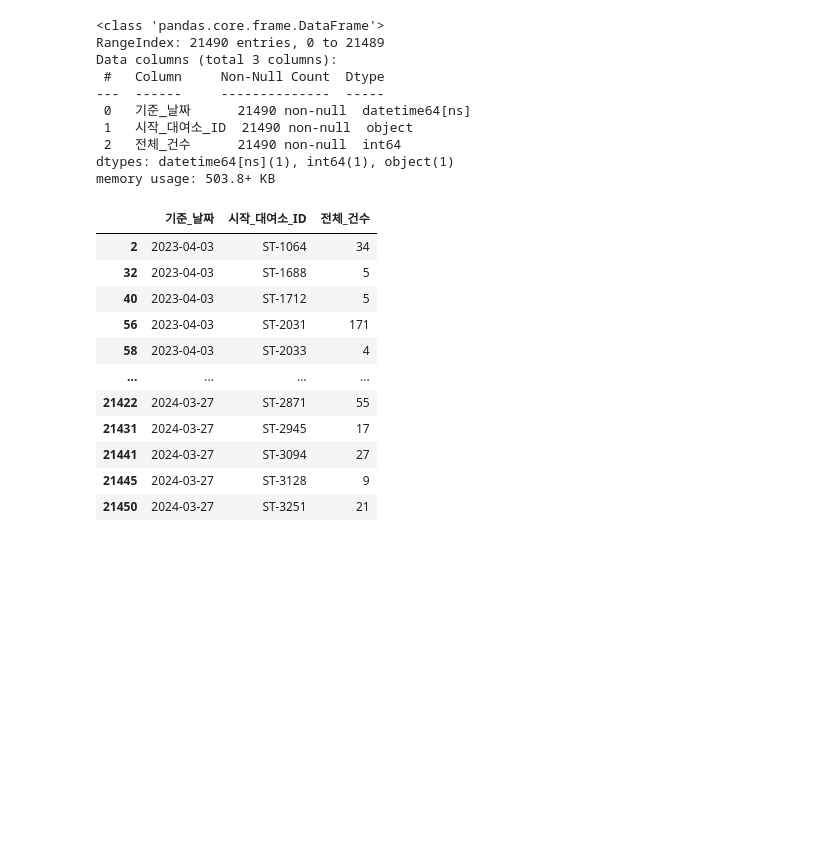
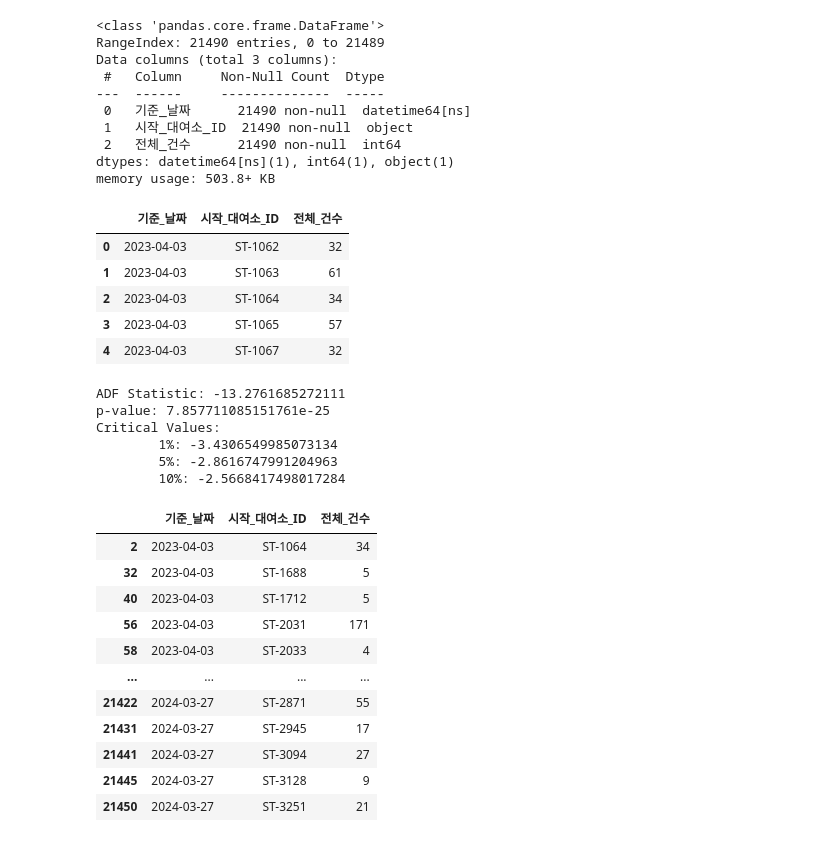
Before and after one commit to minseokpark6/SemiProject_Group3, a Jupyter notebook: Code/kimseongwon/24.05.07temp2.ipynb, the cells around one changed output. Drawn from its saved outputs; the diff is of its cells as text; code cells hidden in the pictures; blank space fills up the shorter version.

```diff
--- a/Code/kimseongwon/24.05.07temp2.ipynb
+++ b/Code/kimseongwon/24.05.07temp2.ipynb
@@ -228,6 +228,52 @@ Data columns (total 3 columns):
  2   전체_건수      21490 non-null  int64
 dtypes: datetime64[ns](1), int64(1), object(1)
 memory usage: 503.8+ KB
+# %%
+temp_df[:5]
+# %% [output]
+|  | 기준_날짜 | 시작_대여소_ID | 전체_건수 |
+| 0 | 2023-04-03 | ST-1062 | 32 |
+| 1 | 2023-04-03 | ST-1063 | 61 |
+| 2 | 2023-04-03 | ST-1064 | 34 |
+| 3 | 2023-04-03 | ST-1065 | 57 |
+| 4 | 2023-04-03 | ST-1067 | 32 |
+# %%
+import pandas as pd
+from statsmodels.tsa.stattools import adfuller
+# ADF 테스트는 시계열 데이터에서 비정상성을 나타내는 단위근의 존재 여부를 테스트하는 데 일반적으로 사용
+
+def adf_test(data):
+    result = adfuller(data) # adfuller 함수를 호출 >> ADF 테스트 진행
+    print('ADF Statistic:', result[0])
+    print('p-value:', result[1])
+    print('Critical Values:')
+    for key, value in result[4].items():
+        print(f'\t{key}: {value}')
+
+adf_test(temp_df['전체_건수'])
+
+# 결과 해석
+# ADF의 귀무가설 '해당 시계열 데이터에 단위근이 존재한다 = 정상성이 없다'
+# p-value: 7.857711085151761e-25 < 0.05이므로 귀무가설 기각
+# 대립가설 '해당 데이터는 정상성을 가진 시계열 데이터이다' 채택
+
+# ADF 통계: 테스트 통계 값은 -13.2761685272111입니다. 이 값은 시계열 데이터의 정상성을 평가하는 데 사용됩니다.
+# 음수일수록 귀무가설(즉, 단위근의 존재)에 반하는 증거가 강해 정상성의 가능성이 더 높다는 것을 나타냅니다.
+
+# p-값: 검정 통계량과 관련된 p-값은 대략 7.857711085151761e-25(또는 사실상 0)입니다.
+# 이 p-값은 매우 작으며 일반적인 유의 수준인 0.05보다 훨씬 작습니다.
+# 따라서 시계열에 단위근이 있다는 귀무가설을 자신있게 기각하고 데이터가 고정되어 있다는 결론을 내릴 수 있습니다.
+
+# 임계 값: 1%, 5%, 10% 유의 수준의 임계 값입니다.
+# 귀무 가설을 기각할지 여부를 결정하려면 ADF 통계를 이러한 임계 값과 비교해야 합니다.
+# 이 경우 ADF 통계는 모든 임계값보다 훨씬 더 음수이므로 귀무 가설을 기각할 수 있습니다.
+# %% [output]
+ADF Statistic: -13.2761685272111
+p-value: 7.857711085151761e-25
+Critical Values:
+        1%: -3.4306549985073134
+        5%: -2.8616747991204963
+        10%: -2.5668417498017284
 # %%
 temp_df[temp_df['시작_대여소_ID'].isin(temp_work['대여소_ID'].values)]
 # %% [output]
```
